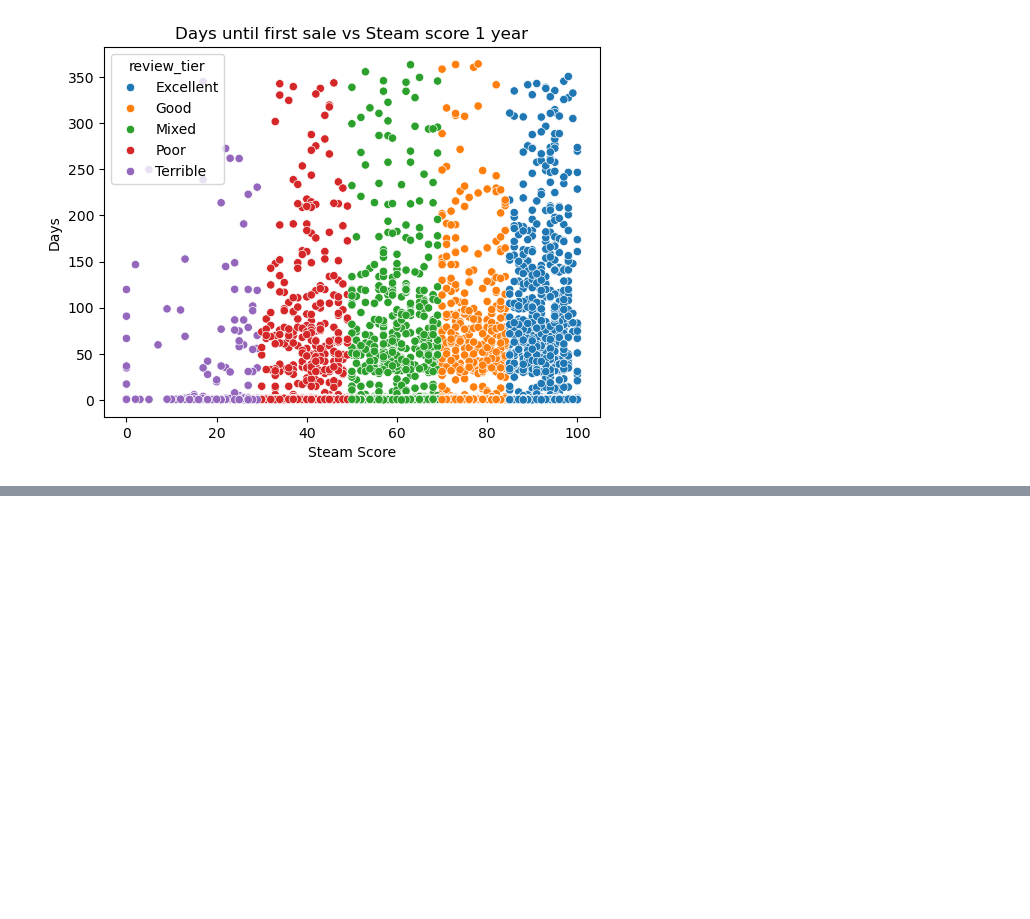
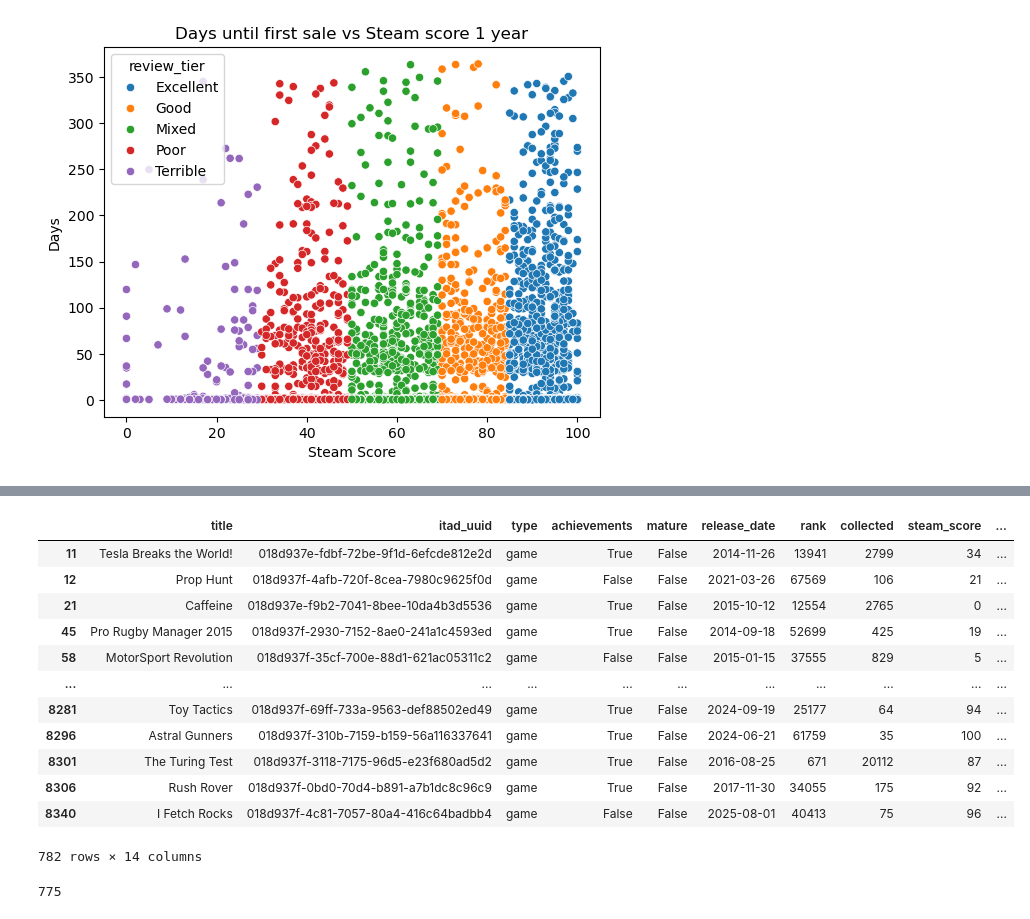
Before and after one commit to alextran1357/game-data-tracker, a Jupyter notebook: src/eda.ipynb, the cells around one changed output, grey strips where cells are left out. Saved outputs shown, nothing was run; the diff lists cells and outputs as text; code cells hidden in the pictures; blank space fills up the shorter version.

```diff
--- a/src/eda.ipynb
+++ b/src/eda.ipynb
@@ -603,0 +614,2 @@ plt.show()
+# %%
+neg_first_discount = first_discount_notnull.query("first_sale_days < 0 ")
@@ -603,0 +631,20 @@ plt.show()
+# %%
+game_info[game_info['itad_uuid'].isin(neg_first_discount['itad_uuid'])]
+# %% [output]
+|  | title | itad_uuid | type | achievements | mature | release_date | rank | collected | steam_score | ... |
+| 11 | Tesla Breaks the World! | 018d937e-fdbf-72be-9f1d-6efcde812e2d | game | True | False | 2014-11-26 | 13941 | 2799 | 34 | ... |
+| 12 | Prop Hunt | 018d937f-4afb-720f-8cea-7980c9625f0d | game | False | False | 2021-03-26 | 67569 | 106 | 21 | ... |
+| 21 | Caffeine | 018d937e-f9b2-7041-8bee-10da4b3d5536 | game | True | False | 2015-10-12 | 12554 | 2765 | 0 | ... |
+| 45 | Pro Rugby Manager 2015 | 018d937f-2930-7152-8ae0-241a1c4593ed | game | True | False | 2014-09-18 | 52699 | 425 | 19 | ... |
+| 58 | MotorSport Revolution | 018d937f-35cf-700e-88d1-621ac05311c2 | game | False | False | 2015-01-15 | 37555 | 829 | 5 | ... |
+| ... | ... | ... | ... | ... | ... | ... | ... | ... | ... | ... |
+| 8281 | Toy Tactics | 018d937f-69ff-733a-9563-def88502ed49 | game | True | False | 2024-09-19 | 25177 | 64 | 94 | ... |
+| 8296 | Astral Gunners | 018d937f-310b-7159-b159-56a116337641 | game | True | False | 2024-06-21 | 61759 | 35 | 100 | ... |
+| 8301 | The Turing Test | 018d937f-3118-7175-96d5-e23f680ad5d2 | game | True | False | 2016-08-25 | 671 | 20112 | 87 | ... |
+| 8306 | Rush Rover | 018d937f-0bd0-70d4-b891-a7b1dc8c96c9 | game | True | False | 2017-11-30 | 34055 | 175 | 92 | ... |
+| 8340 | I Fetch Rocks | 018d937f-4c81-7057-80a4-416c64badbb4 | game | False | False | 2025-08-01 | 40413 | 75 | 96 | ... |
+782 rows × 14 columns
+# %%
+game_info['early_access'].sum()
+# %% [output]
+775
```
Also changed, not shown: parts of 11 cells of this notebook, 2 other files.
